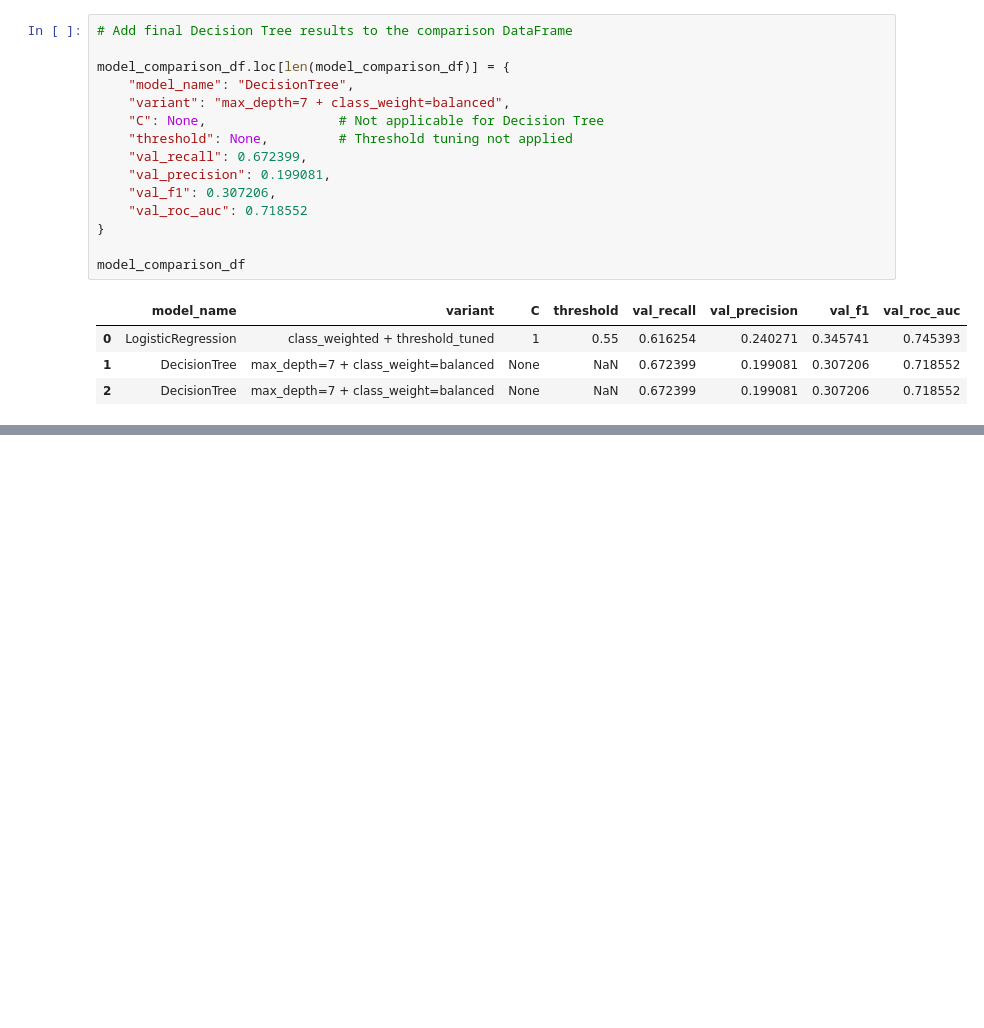
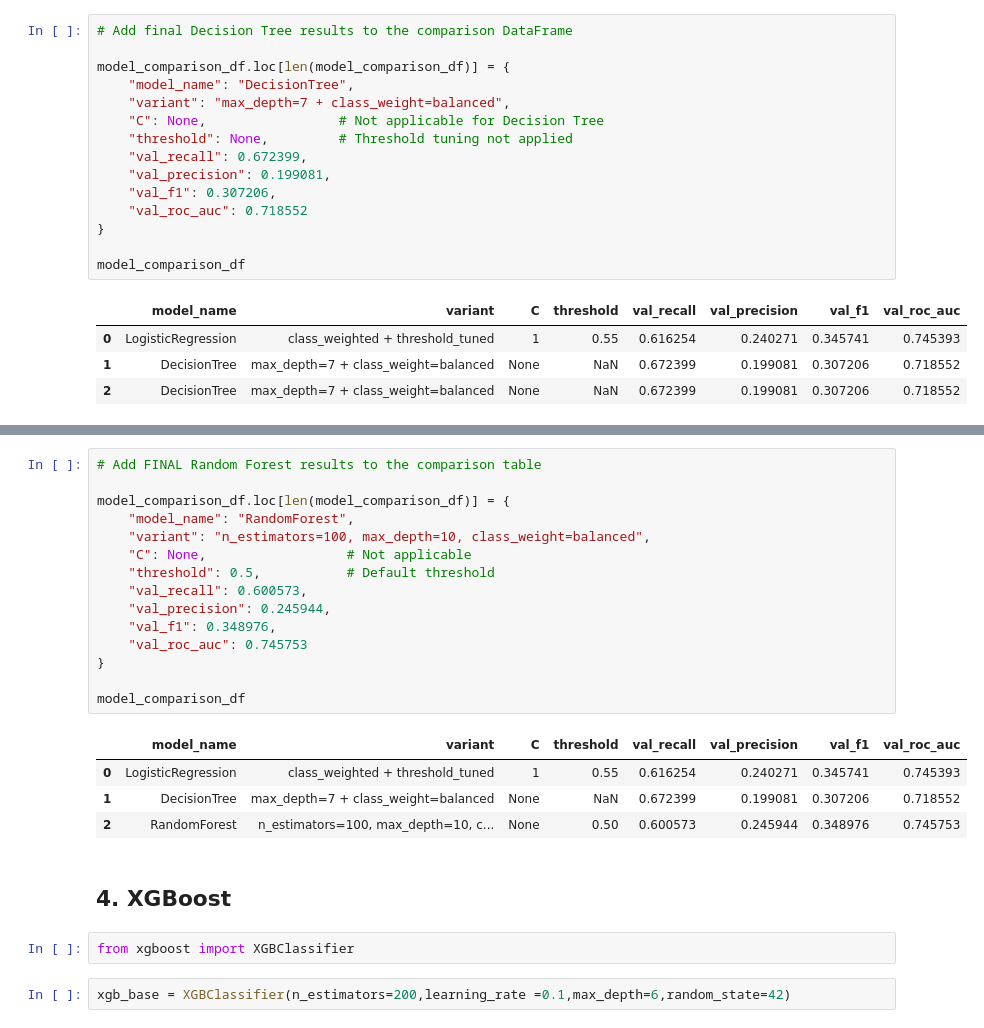
Before and after one commit to codevalhalla/ml-credit-risk-modeling, a Jupyter notebook: notebooks/03_model_training.ipynb, the cells around one changed output, grey strips where cells are left out. Cells and saved outputs as stored; diff of their text form; blank space fills up the shorter version.

```diff
--- a/notebooks/03_model_training.ipynb
+++ b/notebooks/03_model_training.ipynb
@@ -458,0 +573,26 @@ model_comparison_df
+# %%
+# Add FINAL Random Forest results to the comparison table
+
+model_comparison_df.loc[len(model_comparison_df)] = {
+    "model_name": "RandomForest",
+    "variant": "n_estimators=100, max_depth=10, class_weight=balanced",
+    "C": None,                  # Not applicable
+    "threshold": 0.5,           # Default threshold
+    "val_recall": 0.600573,
+    "val_precision": 0.245944,
+    "val_f1": 0.348976,
+    "val_roc_auc": 0.745753
+}
+
+model_comparison_df
+# %% [output]
+|  | model_name | variant | C | threshold | val_recall | val_precision | val_f1 | val_roc_auc |
+| 0 | LogisticRegression | class_weighted + threshold_tuned | 1 | 0.55 | 0.616254 | 0.240271 | 0.345741 | 0.745393 |
+| 1 | DecisionTree | max_depth=7 + class_weight=balanced | None | NaN | 0.672399 | 0.199081 | 0.307206 | 0.718552 |
+| 2 | RandomForest | n_estimators=100, max_depth=10, c... | None | 0.50 | 0.600573 | 0.245944 | 0.348976 | 0.745753 |
+# %% [markdown]
+## 4. XGBoost
+# %%
+from xgboost import XGBClassifier
+# %%
+xgb_base = XGBClassifier(n_estimators=200,learning_rate =0.1,max_depth=6,random_state=42)
```
Also changed, not shown: parts of 20 cells of this notebook.
